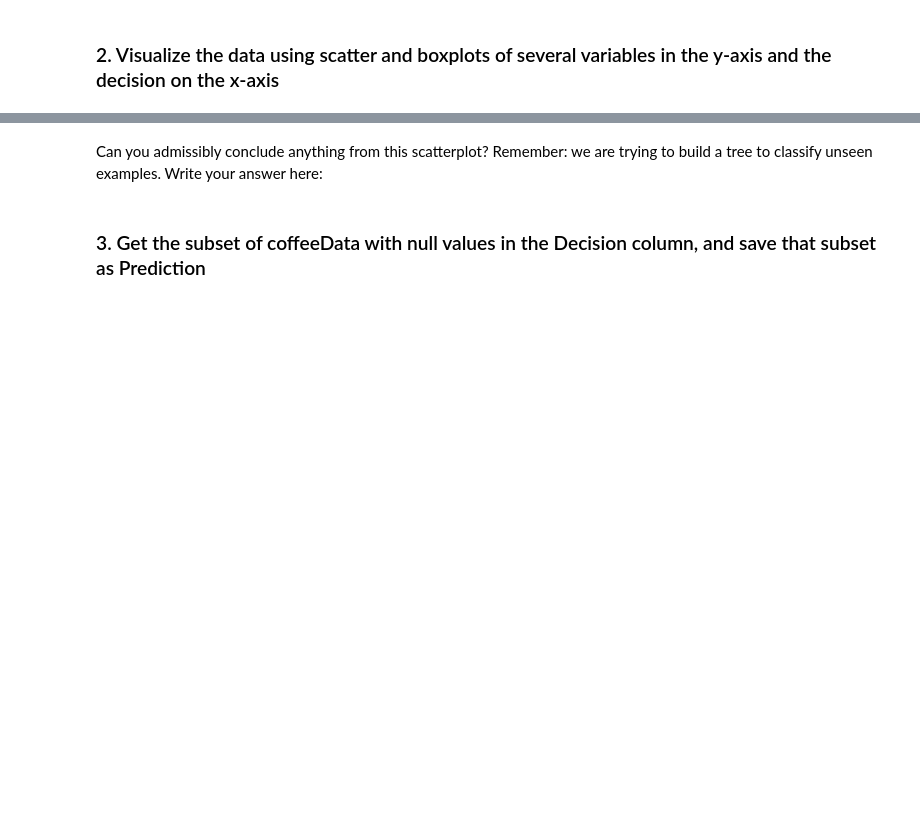
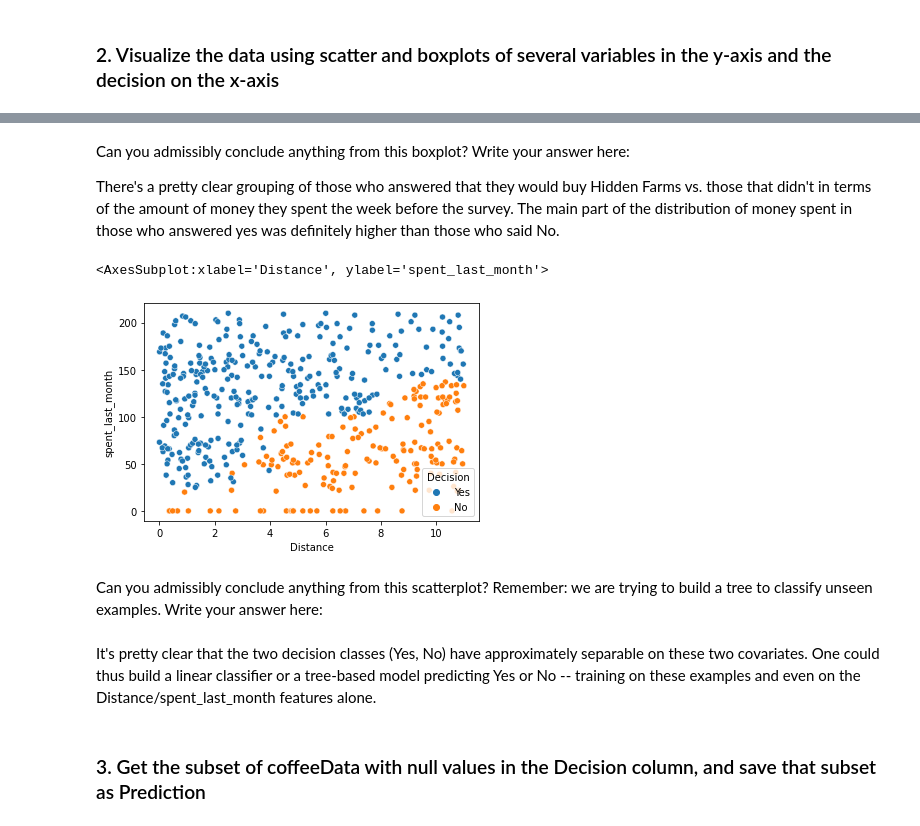
Before and after one commit to admveen/Decision_Tree, a Jupyter notebook: Springboard Decision Tree Specialty Coffee Case Study - Tier 3.ipynb, the cells around one changed output, grey strips where cells are left out. Cells and saved outputs as stored; diff of their text form; code cells hidden in the pictures; blank space fills up the shorter version.

```diff
--- a/Springboard Decision Tree Specialty Coffee Case Study - Tier 3.ipynb
+++ b/Springboard Decision Tree Specialty Coffee Case Study - Tier 3.ipynb
@@ -258,8 +268,17 @@ Can you admissibly conclude anything from this boxplot? Write your answer here:
+# %% [markdown]
+Can you admissibly conclude anything from this boxplot? Write your answer here:
+
+There's a pretty clear grouping of those who answered that they would buy Hidden Farms vs. those that didn't in terms of the amount of money they spent the week before the survey. The main part of the distribution of money spent in those who answered yes was definitely higher than those who said No.
 # %%
 # Make a scatterplot on NOPrediction, where x is distance, y is spent_last_month and hue is Decision
-_ _ _
+sns.scatterplot(x = 'Distance', y = 'spent_last_month', hue = 'Decision', data = NOPrediction)
+# %% [output]
+<AxesSubplot:xlabel='Distance', ylabel='spent_last_month'>
+[figure, added]
 # %% [markdown]
 Can you admissibly conclude anything from this scatterplot? Remember: we are trying to build a tree to classify unseen examples. Write your answer here:
+# %% [markdown]
+It's pretty clear that the two decision classes (Yes, No) have approximately separable on these two covariates. One could thus build a linear classifier or a tree-based model predicting Yes or No  -- training on these examples and even on the Distance/spent_last_month features alone.
 # %% [markdown]
 ### 3. Get the subset of coffeeData with null values in the Decision column, and save that subset as Prediction
 # %%
```
Also changed, not shown: parts of 25 cells of this notebook.
